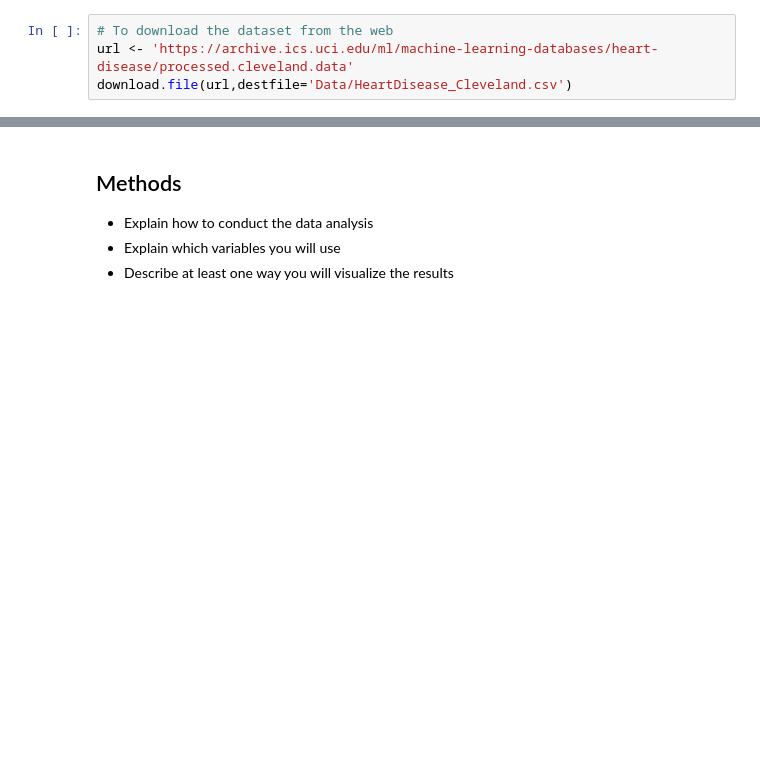
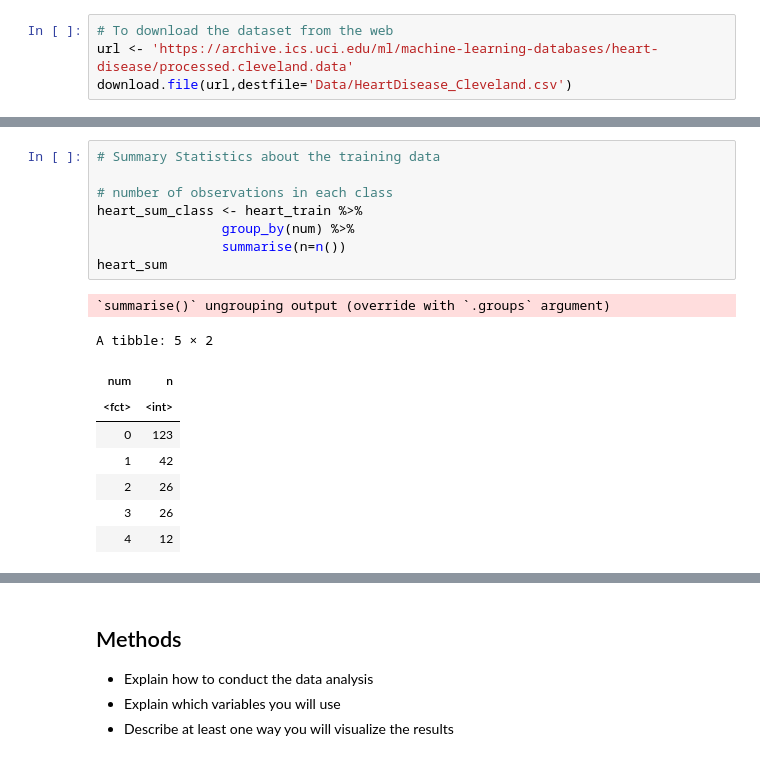
Before and after one commit to CeciH1026/DSCI_Group_Project, a Jupyter notebook: Heart Data - DSCI group proj.ipynb, the cells around one changed output, grey strips where cells are left out. Drawn from its saved outputs; the diff is of its cells as text; blank space fills up the shorter version.

```diff
--- a/Heart Data - DSCI group proj.ipynb
+++ b/Heart Data - DSCI group proj.ipynb
@@ -115,0 +107,18 @@ heart_test <- testing(heart_split)
+# %%
+# Summary Statistics about the training data
+
+# number of observations in each class
+heart_sum_class <- heart_train %>%
+                group_by(num) %>%
+                summarise(n=n())
+heart_sum
+# %% [output]
+`summarise()` ungrouping output (override with `.groups` argument)
+A tibble: 5 × 2
+| num | n |
+| <fct> | <int> |
+| 0 | 123 |
+| 1 | 42 |
+| 2 | 26 |
+| 3 | 26 |
+| 4 | 12 |
```
Also changed, not shown: parts of 8 cells of this notebook.
